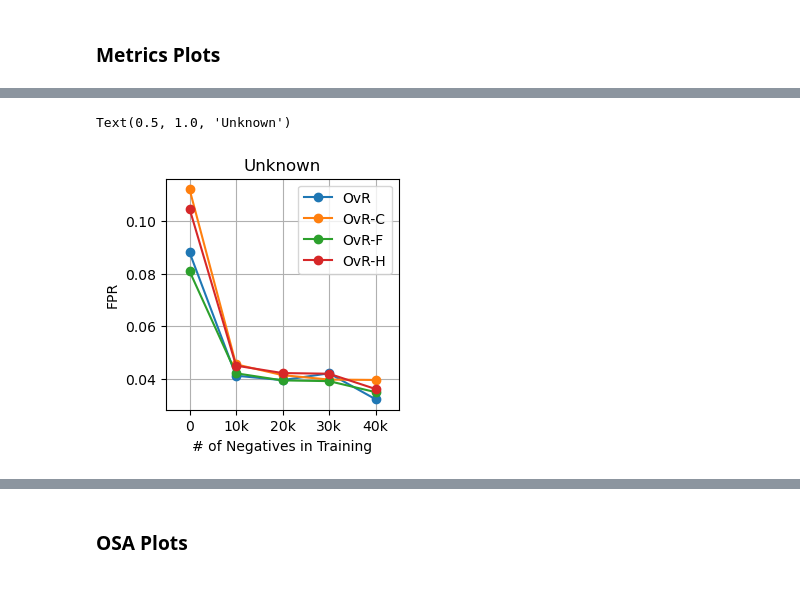
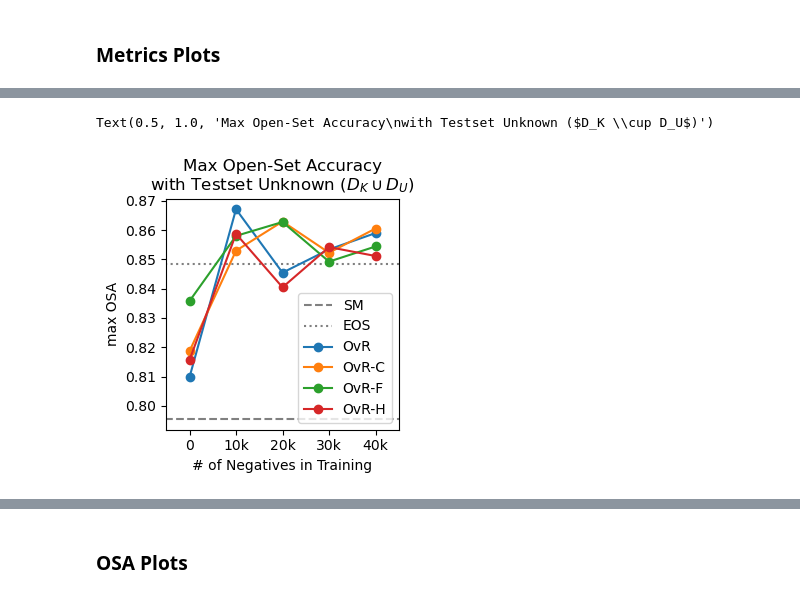
Before and after one commit to hk-kaden-kim/openset-binary, a Jupyter notebook: results-small_v4.ipynb, the cells around one changed output, grey strips where cells are left out. Drawn from its saved outputs; the diff is of its cells as text; code cells hidden in the pictures.

```diff
--- a/results-small_v4.ipynb
+++ b/results-small_v4.ipynb
@@ -364,23 +472,29 @@ Text(0.5, 1.0, 'Non-Target')
 # %%
-ovr_fpr_nt = [item['fpr_u_avg'] for item in ovr_results['res_fpr_fnr']]
-c_fpr_nt = [item['fpr_u_avg'] for item in c_results['res_fpr_fnr']]
-f_fpr_nt = [item['fpr_u_avg'] for item in f_results['res_fpr_fnr']]
-h_fpr_nt = [item['fpr_u_avg'] for item in h_results['res_fpr_fnr']]
+ovr_fpr_nt = [item['iosa_unkn'] for item in ovr_results['oosa']]
+c_fpr_nt = [item['iosa_unkn'] for item in c_results['oosa']]
+f_fpr_nt = [item['iosa_unkn'] for item in f_results['oosa']]
+h_fpr_nt = [item['iosa_unkn'] for item in h_results['oosa']]
 
 plt.figure(figsize=(3,3))
+
+# Baseline
+base_fpr_nt = [item['iosa_unkn'] for item in base_results['oosa']]
+
+plt.hlines(base_fpr_nt[0], xmin=-1, xmax=5, label='SM', linestyles='--', color='grey')
+plt.hlines(base_fpr_nt[1], xmin=-1, xmax=5, label='EOS', linestyles=':', color='grey')
 
 plt.plot(ovr_fpr_nt, label='OvR', marker='o')
 plt.plot(c_fpr_nt, label='OvR-C', marker='o')
 plt.plot(f_fpr_nt, label='OvR-F', marker='o')
 plt.plot(h_fpr_nt, label='OvR-H', marker='o')
 
 plt.legend()
 plt.xlim((-0.5,4.5))
+# plt.ylim((0.80,1))
 plt.xticks(range(len(ovr_fpr_nt)), ['0','10k','20k','30k','40k'])
 plt.xlabel('# of Negatives in Training')
-plt.ylabel('FPR')
-plt.grid('both')
-plt.title('Unknown')
+plt.ylabel('max OSA')
+plt.title('Max Open-Set Accuracy\nwith Testset Unknown ($D_K \cup D_U$)')
 # %% [output]
-Text(0.5, 1.0, 'Unknown')
+Text(0.5, 1.0, 'Max Open-Set Accuracy\nwith Testset Unknown ($D_K \\cup D_U$)')
-[figure, old version]
+[figure, new version]
```
Also changed, not shown: parts of 32 cells of this notebook, 6 other files.
